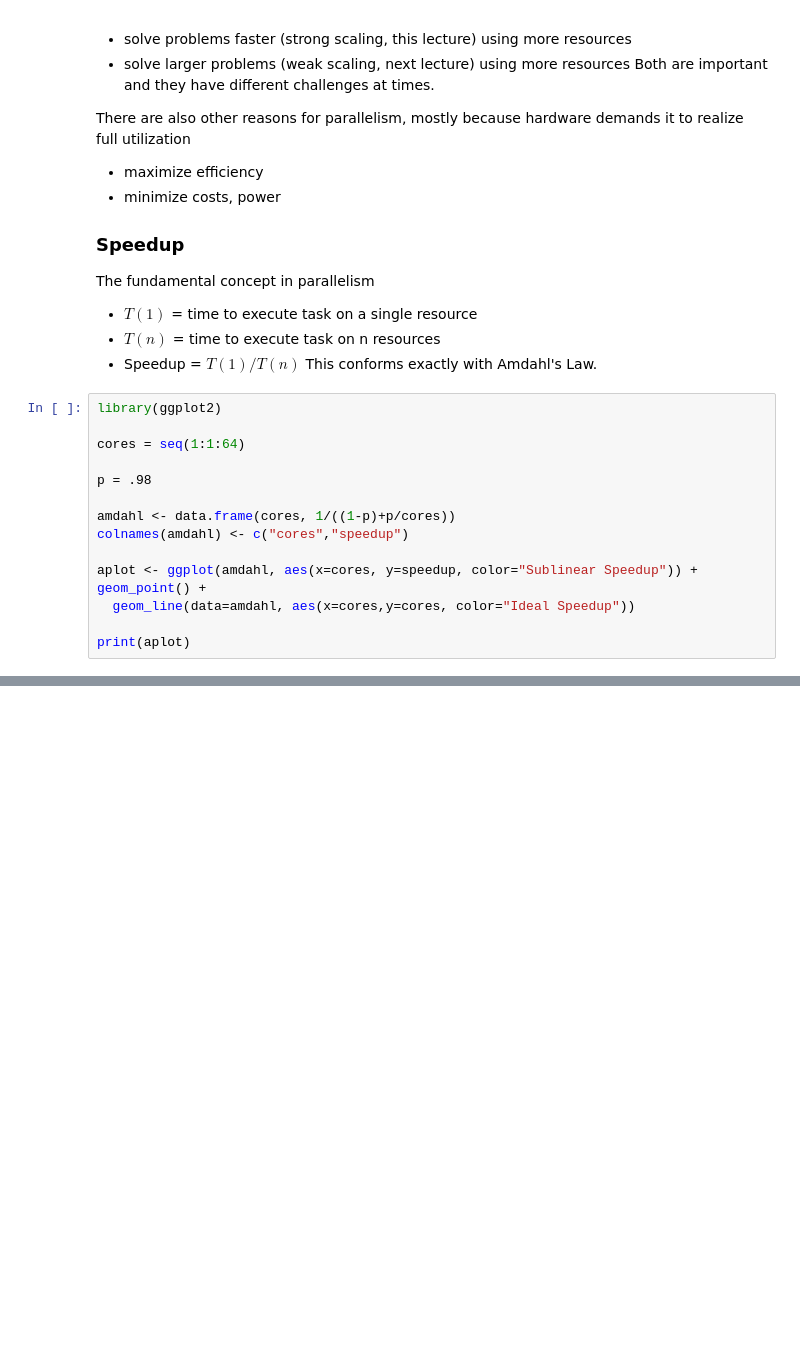
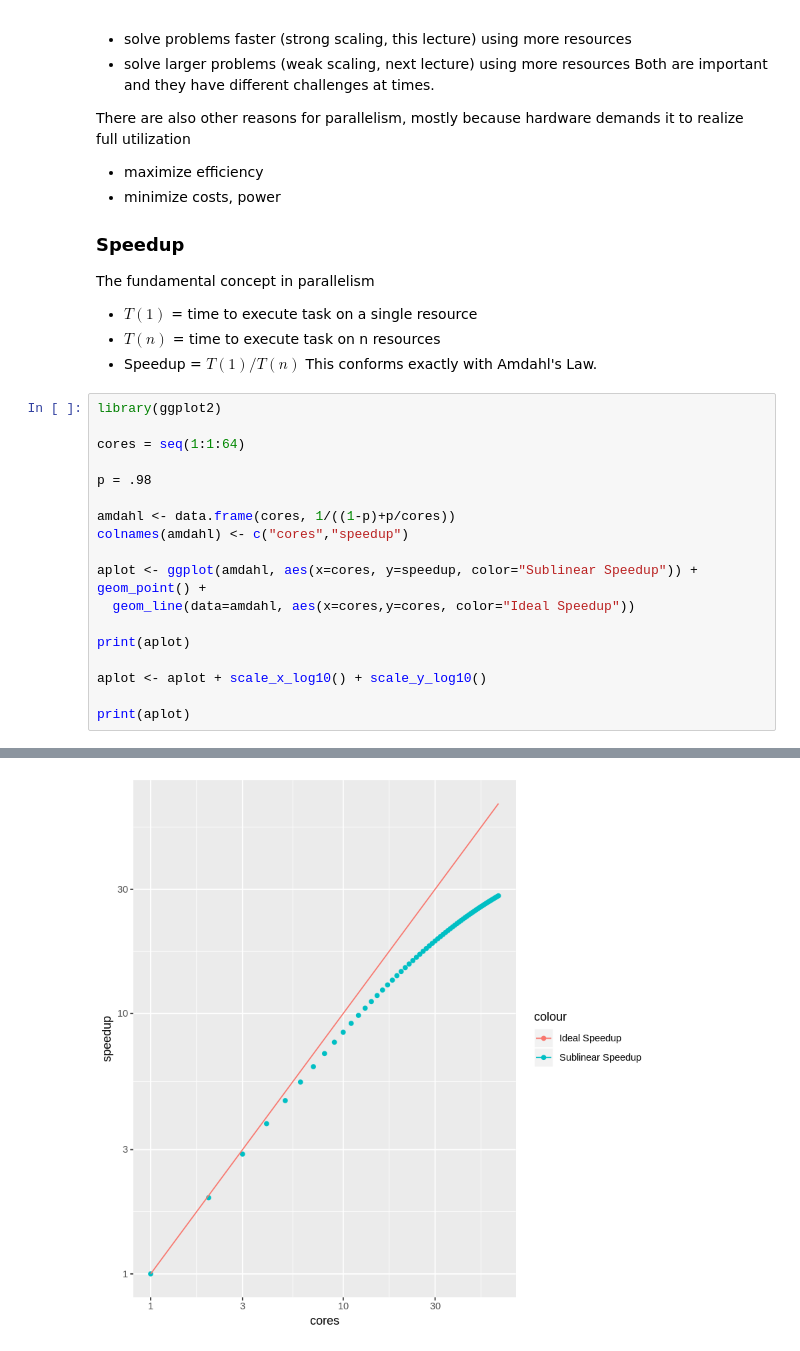
Before and after one commit to randalburns/jhupp-lectures, a Jupyter notebook: code/4_speedup.ipynb, the cells around one changed output, grey strips where cells are left out. Drawn from its saved outputs; the diff is of its cells as text; blank space fills up the shorter version.

```diff
--- a/code/4_speedup.ipynb
+++ b/code/4_speedup.ipynb
@@ -34,19 +34,24 @@ This conforms exactly with Amdahl's Law.
 # %%
 library(ggplot2)
 
 cores = seq(1:1:64)
 
 p = .98
 
 amdahl <- data.frame(cores, 1/((1-p)+p/cores))
 colnames(amdahl) <- c("cores","speedup")
 
 aplot <- ggplot(amdahl, aes(x=cores, y=speedup, color="Sublinear Speedup")) + geom_point() +
   geom_line(data=amdahl, aes(x=cores,y=cores, color="Ideal Speedup"))
 
 print(aplot)
+
+aplot <- aplot + scale_x_log10() + scale_y_log10()
+
+print(aplot)
 # %% [output]
 [figure]
+[figure, added]
 # %% [markdown]
 ### Properties of a Speedup Plot
 
```
Also changed, not shown: parts of 1 cell of this notebook.
